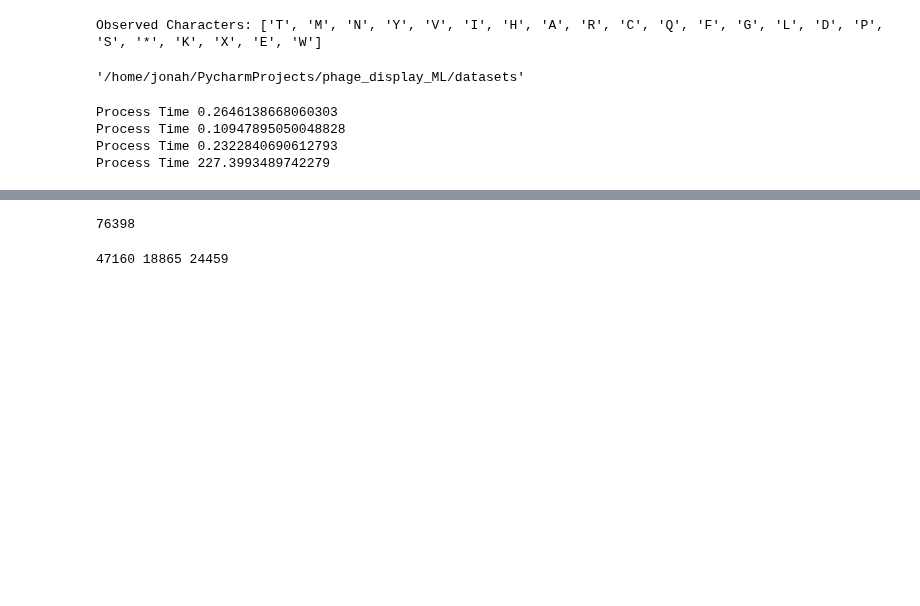
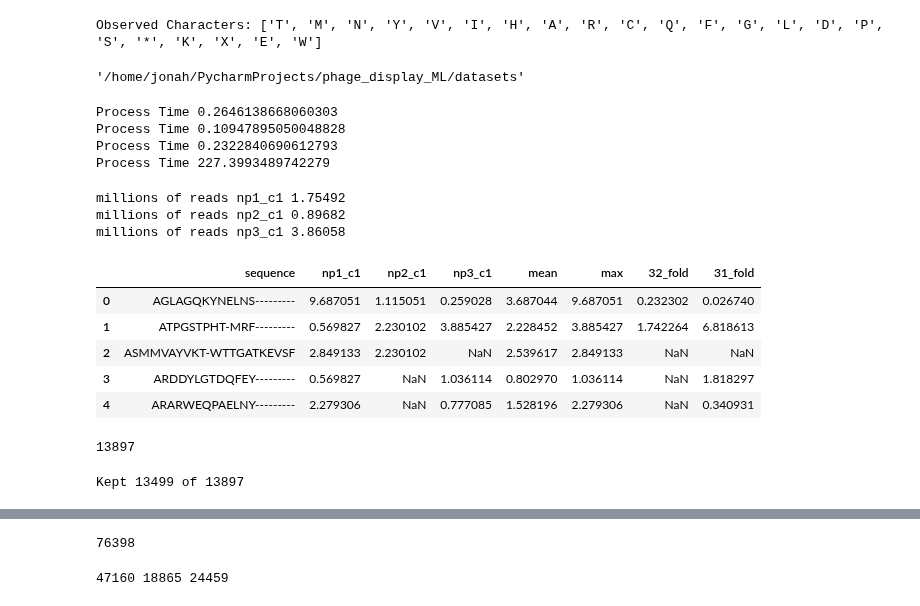
Before and after one commit to Jonahowns/phage_display_ML, a Jupyter notebook: datasets/pig_ge2_prep_example.ipynb, the cells around one changed output, grey strips where cells are left out. Drawn from its saved outputs; the diff is of its cells as text; code cells hidden in the pictures; blank space fills up the shorter version.

Commit message:
updated pig data to have an enriched file. Training on that now

```diff
--- a/datasets/pig_ge2_prep_example.ipynb
+++ b/datasets/pig_ge2_prep_example.ipynb
@@ -44,6 +46,23 @@ Process Time 227.3993489742279
 # %%
 import pandas as pd
 import numpy as np
-pig_pd = pd.read_csv("./pig/ge2/pig_c1_ct.csv")
+# reads per hundred thousand
+pig_pd = pd.read_csv("./pig/pig_c1_ct.csv")
+for r in ["np1_c1", "np2_c1", "np3_c1"]:
+    print(f"millions of reads {r}", pig_pd[r].sum()/100000)
+    pig_pd[r] = pig_pd[r].div(pig_pd[r].sum()/100000)
 pig_pd["mean"] = pig_pd.apply(lambda row : np.nanmean(np.asarray([row[x] for x in ["np1_c1", "np2_c1", "np3_c1"]])), axis=1)
 pig_pd["max"] = pig_pd.apply(lambda row : np.nanmax(np.asarray([row[x] for x in ["np1_c1", "np2_c1", "np3_c1"]])), axis=1)
+# %% [output]
+millions of reads np1_c1 1.75492
+millions of reads np2_c1 0.89682
+millions of reads np3_c1 3.86058
+# %%
+pig_pd.head()
+# %% [output]
+|  | sequence | np1_c1 | np2_c1 | np3_c1 | mean | max | 32_fold | 31_fold |
+| 0 | AGLAGQKYNELNS--------- | 9.687051 | 1.115051 | 0.259028 | 3.687044 | 9.687051 | 0.232302 | 0.026740 |
+| 1 | ATPGSTPHT-MRF--------- | 0.569827 | 2.230102 | 3.885427 | 2.228452 | 3.885427 | 1.742264 | 6.818613 |
+| 2 | ASMMVAYVKT-WTTGATKEVSF | 2.849133 | 2.230102 | NaN | 2.539617 | 2.849133 | NaN | NaN |
+| 3 | ARDDYLGTDQFEY--------- | 0.569827 | NaN | 1.036114 | 0.802970 | 1.036114 | NaN | 1.818297 |
+| 4 | ARARWEQPAELNY--------- | 2.279306 | NaN | 0.777085 | 1.528196 | 2.279306 | NaN | 0.340931 |
@@ -49,0 +79,10 @@ pig_pd["max"] = pig_pd.apply(lambda row : np.nanmax(np.asarray([row[x] for x in
+# %%
+get_len(enriched)
+# %% [output]
+13897
+# %%
+from rbm_torch.utils.seq_utils import prune_similar_sequences
+enriched.sort_values("fold", ascending=False, inplace=True)
+enriched_trimmed = prune_similar_sequences(enriched, hamming_threshold=4, molecule="protein")
+# %% [output]
+Kept 13499 of 13897
```
Also changed, not shown: parts of 8 cells of this notebook, 2 other files.
